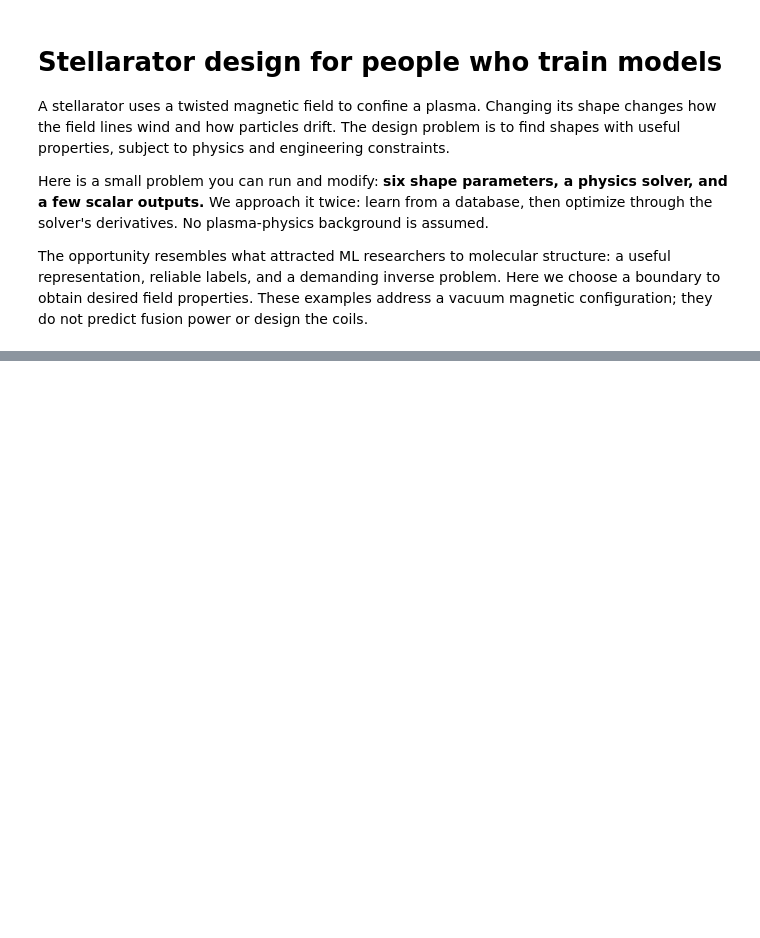
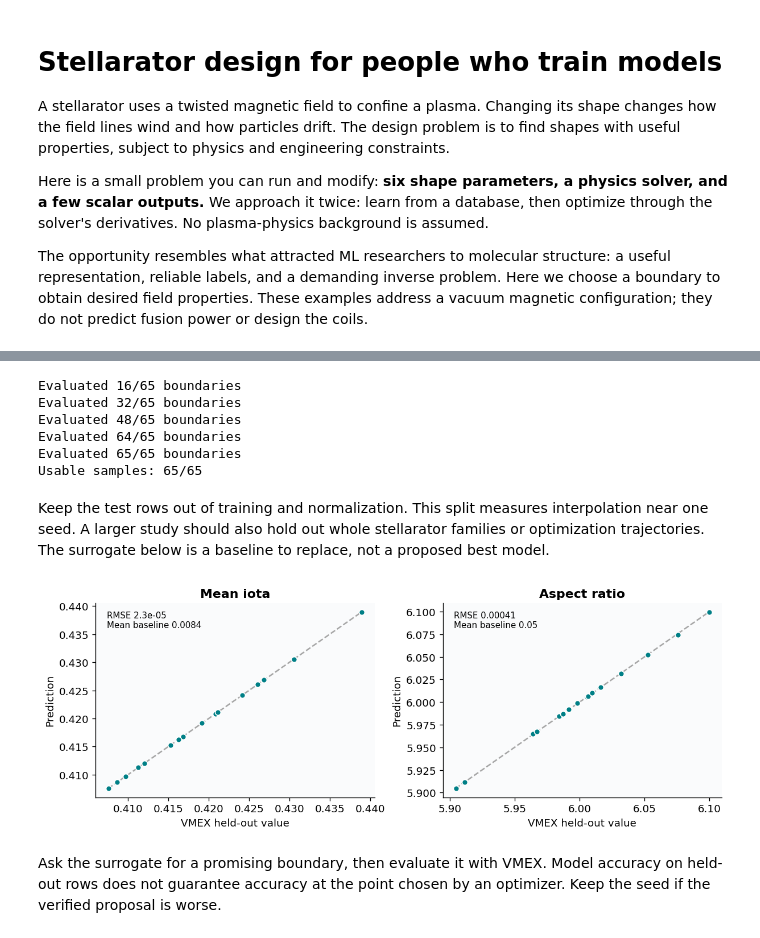
Before and after one commit to uwplasma/vmex, a Jupyter notebook: examples/machine_learning/stellarator_optimization.ipynb, the cells around one changed output, grey strips where cells are left out. Cells and saved outputs as stored; diff of their text form; code cells hidden in the pictures; blank space fills up the shorter version.

```diff
--- a/examples/machine_learning/stellarator_optimization.ipynb
+++ b/examples/machine_learning/stellarator_optimization.ipynb
@@ -361,0 +237,37 @@ If you send this notebook to someone: the plots are the starting point; ask them
+# %%
+X = np.vstack([np.zeros(len(DOF_NAMES)),
+               2*qmc.Sobol(len(DOF_NAMES), scramble=True, seed=RANDOM_SEED).random_base2(SOBOL_POWER)-1])
+Y, errors = np.full((len(X), 4), np.nan), [""]*len(X)
+for i, x in enumerate(X):
+    try:
+        eq = solve(x)
+        Y[i] = np.asarray(physical_labels(eq.state, eq.runtime))
+    except (vj.VmecError, RuntimeError, ValueError) as error:
+        errors[i] = str(error)
+    if (i+1) % 16 == 0 or i+1 == len(X):
+        print(f"Evaluated {i+1}/{len(X)} boundaries")
+valid = np.isfinite(Y).all(axis=1)
+print(f"Usable samples: {valid.sum()}/{len(X)}")
+# %% [output]
+Evaluated 16/65 boundaries
+Evaluated 32/65 boundaries
+Evaluated 48/65 boundaries
+Evaluated 64/65 boundaries
+Evaluated 65/65 boundaries
+Usable samples: 65/65
+# %% [markdown]
+Keep the test rows out of training and normalization. This split measures interpolation near one seed. A larger study should also hold out whole stellarator families or optimization trajectories. The surrogate below is a baseline to replace, not a proposed best model.
+# %%
+test = np.zeros(len(X), dtype=bool)
+test[1+np.random.default_rng(RANDOM_SEED).permutation(len(X)-1)[:len(X)//4]] = True
+train = valid & ~test
+test &= valid
+center, scale = Y[train].mean(axis=0), Y[train].std(axis=0)
+scale = np.maximum(scale, 1e-12)
+surrogate = RBFInterpolator(X[train], (Y[train]-center)/scale, smoothing=1e-6)
+prediction = center+scale*surrogate(X[test])
+show_predictions(Y[test], prediction, center)
+# %% [output]
+[figure, added]
+# %% [markdown]
+Ask the surrogate for a promising boundary, then evaluate it with VMEX. Model accuracy on held-out rows does not guarantee accuracy at the point chosen by an optimizer. Keep the seed if the verified proposal is worse.
```
Also changed, not shown: parts of 43 cells of this notebook, 3 other files.
